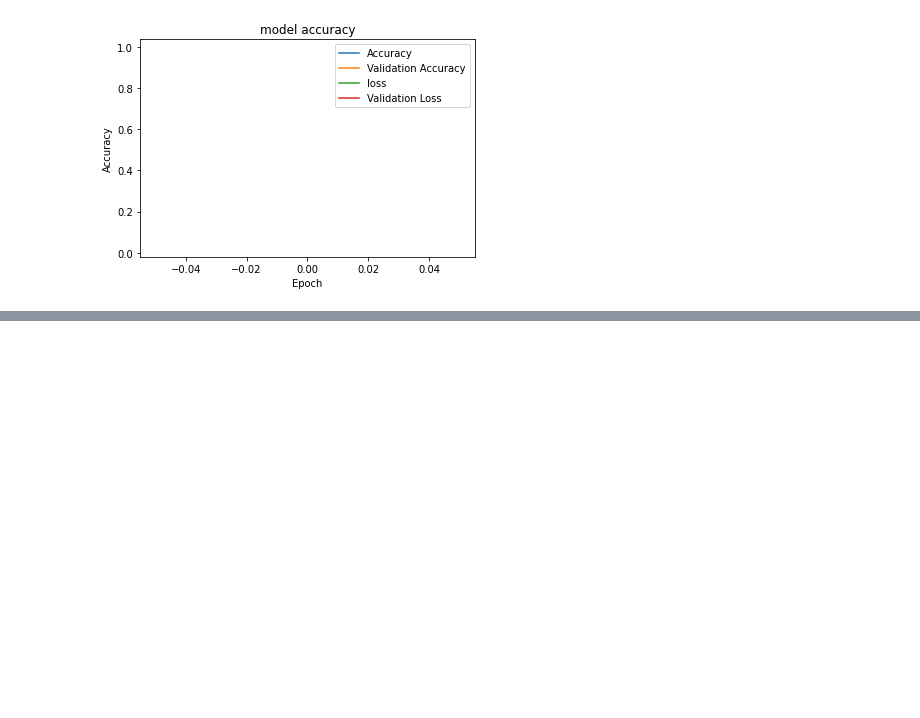
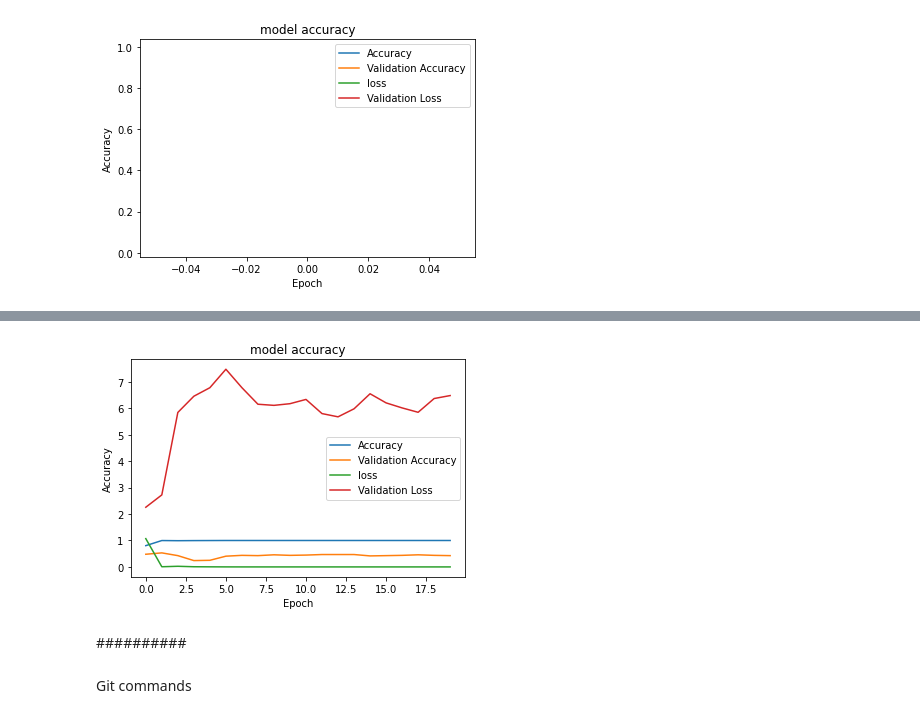
Before and after one commit to alneremin/lung-cancer-diagnosis, a Jupyter notebook: VGG16.ipynb, the cells around one changed output, grey strips where cells are left out. Cells and saved outputs as stored; diff of their text form; code cells hidden in the pictures; blank space fills up the shorter version.

```diff
--- a/VGG16.ipynb
+++ b/VGG16.ipynb
@@ -144,0 +195,16 @@ print([round(i) for i in output[0]])
+# %%
+steps_per_epoch2 = len(traindata2.filenames) // 32
+validation_steps2 = len(testdata2.filenames) // 32
+# %%
+from keras.optimizers import Adam
+opt = Adam(lr=0.0001)
+model_final.compile(optimizer=opt,
+                    loss=keras.losses.categorical_crossentropy,
+                    metrics=['accuracy'])
+# %%
+from keras.callbacks import ModelCheckpoint, EarlyStopping
+metric = 'val_accuracy'
+checkpoint = ModelCheckpoint("vgg16_mia_model_final.h5", monitor=metric, verbose=1, save_best_only=True, save_weights_only=False, mode='auto')
+early = EarlyStopping(monitor=metric, min_delta=0, patience=20, verbose=1, mode='auto')
+# %%
+hist2 = model_final.fit_generator(steps_per_epoch=steps_per_epoch2,generator=traindata2, validation_data=testdata2, validation_steps=validation_steps2,epochs=20,callbacks=[checkpoint,early])
@@ -145,5 +231,22 @@ print([round(i) for i in output[0]])
+# %%
+import matplotlib.pyplot as plt
+plt.plot(hist2.history["accuracy"])
+plt.plot(hist2.history['val_accuracy'])
+plt.plot(hist2.history['loss'])
+plt.plot(hist2.history['val_loss'])
+plt.title("model accuracy")
+plt.ylabel("Accuracy")
+plt.xlabel("Epoch")
+plt.legend(["Accuracy","Validation Accuracy","loss","Validation Loss"])
+plt.show()
+# %% [output]
+[figure, added]
+# %% [markdown]
+##########
 # %%
 !cp "/content/drive/MyDrive/Colab Notebooks/VGG16.ipynb" /content/lung-cancer-diagnosis/VGG16.ipynb
+# %% [markdown]
+Git commands
 # %%
 !git -C lung-cancer-diagnosis status
 # %% [output]
```
Also changed, not shown: parts of 16 cells of this notebook, 1 other file.
